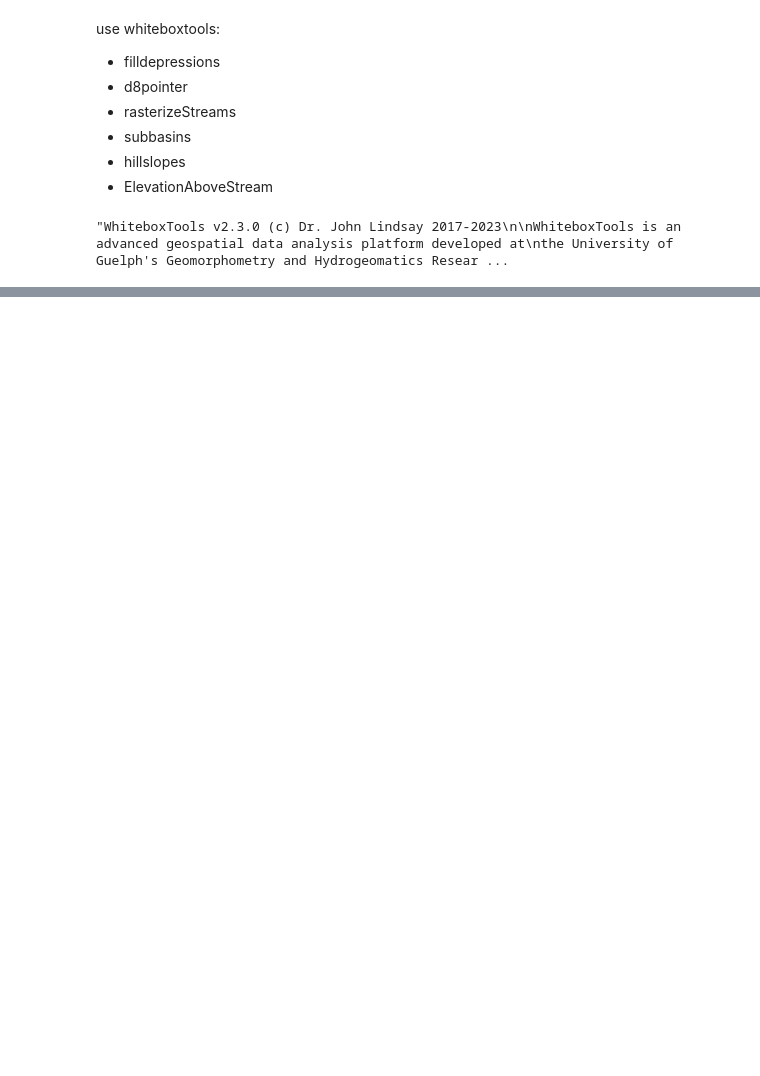
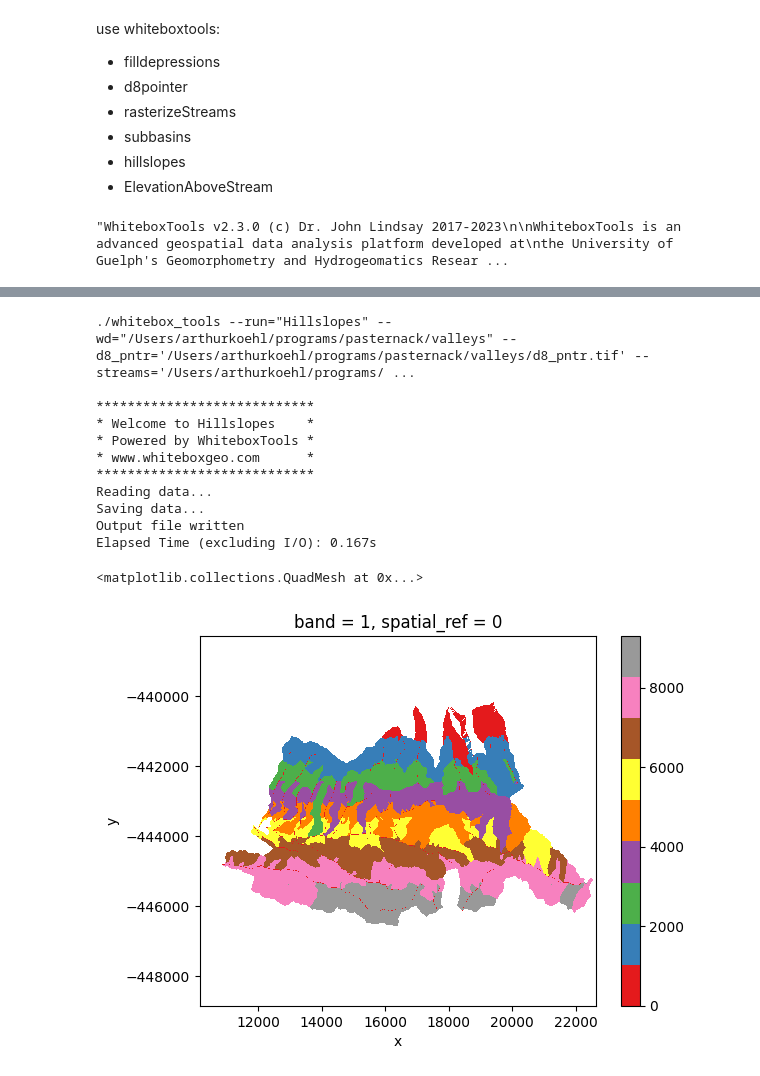
Before and after one commit to avkoehl/valleys, a Jupyter notebook: notebooks/rem_hand.ipynb, the cells around one changed output, grey strips where cells are left out. Drawn from its saved outputs; the diff is of its cells as text; code cells hidden in the pictures; blank space fills up the shorter version.

```diff
--- a/notebooks/rem_hand.ipynb
+++ b/notebooks/rem_hand.ipynb
@@ -217,4 +253,27 @@ Elapsed Time (excluding I/O): 0.29s
 # %%
 # hillslopes
+params = {
+    'd8_pntr': d8_pntr_file,
+    'streams': stream_raster_file,
+    'output': os.path.join(working_directory, "basins.tif"),
+    'esri_pntr': False,
+    'callback': my_callback
+}
+hillslopes = wb_wrapper(wbt.hillslopes, params, return_file=False)
+hillslopes.where(hillslopes != -32768).plot(cmap='Set1')
+# %% [output]
+./whitebox_tools --run="Hillslopes" --wd="/Users/arthurkoehl/programs/pasternack/valleys" --d8_pntr='/Users/arthurkoehl/programs/pasternack/valleys/d8_pntr.tif' --streams='/Users/arthurkoehl/programs/ ...
+
+****************************
+* Welcome to Hillslopes    *
+* Powered by WhiteboxTools *
+* www.whiteboxgeo.com      *
+****************************
+Reading data...
+Saving data...
+Output file written
+Elapsed Time (excluding I/O): 0.167s
+<matplotlib.collections.QuadMesh at 0x...>
+[figure, added]
 # %%
 # snap pour points
```
Also changed, not shown: parts of 13 cells of this notebook.
